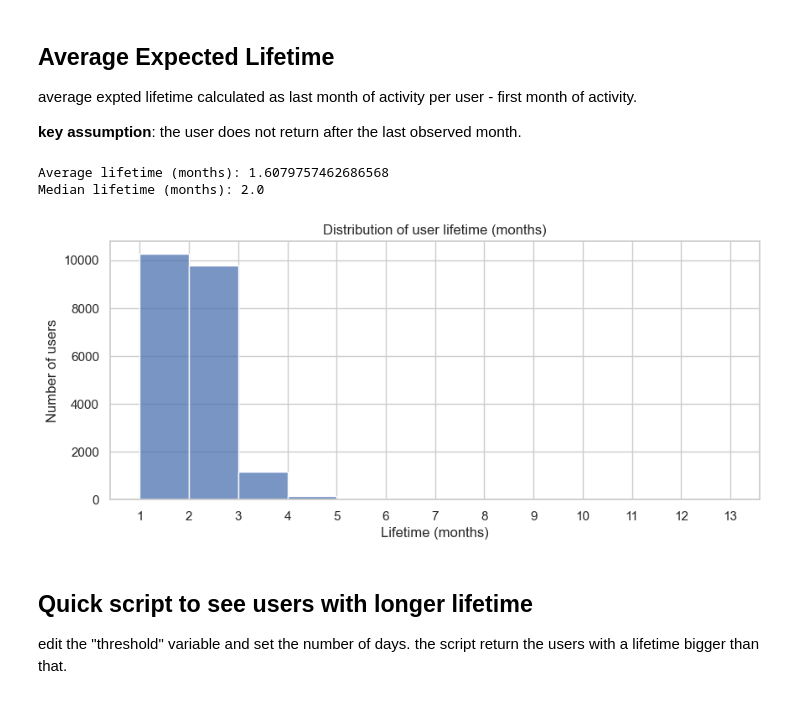
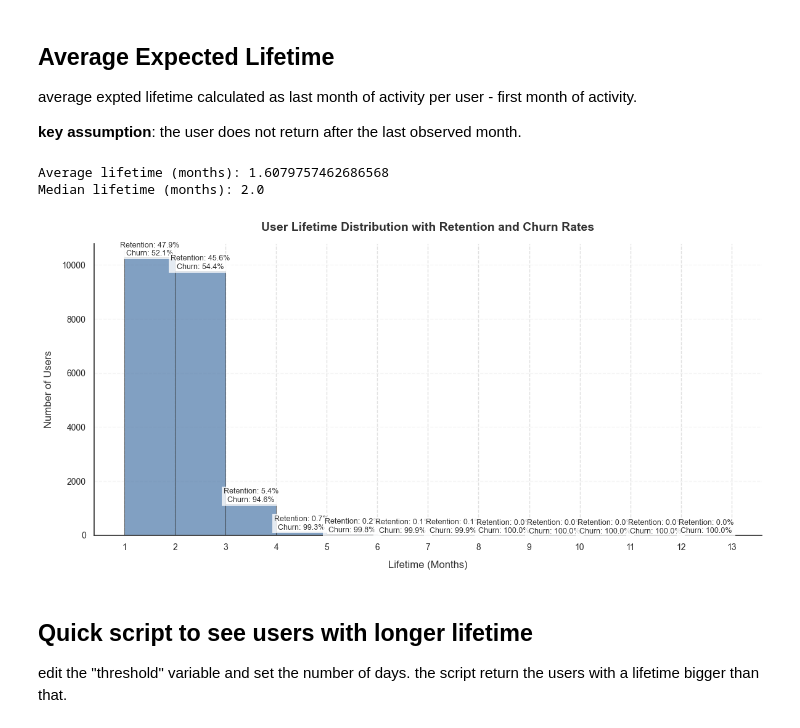
Before and after one commit to giacomomaggiore/netflix-marketing-project, a Jupyter notebook: netlix-users-analysis.ipynb, the cells around one changed output. Drawn from its saved outputs; the diff is of its cells as text; code cells hidden in the pictures.

```diff
--- a/netlix-users-analysis.ipynb
+++ b/netlix-users-analysis.ipynb
@@ -244,45 +224,82 @@ average expted lifetime calculated as last month of activity per user - first mo
 
 **key assumption**: the user does not return after the last observed month.
 # %%
-# Compute average observed lifetime (months) using Period subtraction to handle year changes
 import matplotlib.pyplot as plt
 import seaborn as sns
 sns.set(style='whitegrid')
 
 # use cleaned dataframe 'data' with 'date' column
 df = data.dropna(subset=['user','date']).copy()
 df['period'] = df['date'].dt.to_period('M')
 
 # primo e ultimo period osservato per user
 first_period = df.groupby('user')['date'].min()
 last_period = df.groupby('user')['date'].max()
 
-
 lifetime_months = (last_period.dt.year - first_period.dt.year) * 12 + (last_period.dt.month - first_period.dt.month) + 1
-
-# lifetime in months: difference tra period (gestisce cambio anno) +1 per includere il mese iniziale
-#lifetime_months = (last_period - first_period) + 1
-#lifetime_months = lifetime_months.clip(lower=0)
 
 average_lifetime = lifetime_months.mean()
 median_lifetime = lifetime_months.median()
 print('Average lifetime (months):', average_lifetime)
 print('Median lifetime (months):', median_lifetime)
 
-# Plot histogram
-max_life = int(lifetime_months.dropna().max()) if not lifetime_months.dropna().empty else 1
-bins = range(1, max_life + 2)
-plt.figure(figsize=(10,4))
-sns.histplot(lifetime_months.dropna(), bins=bins, kde=False)
-plt.title('Distribution of user lifetime (months)')
-plt.xlabel('Lifetime (months)')
-plt.ylabel('Number of users')
-plt.xticks(bins)
+# Calculate retention and churn rates
+total_users = len(lifetime_months)
+retention_counts = lifetime_months.value_counts().sort_index()
+retention_rates = retention_counts / total_users * 100
+churn_rates = 100 - retention_rates
+
+# Plot enhanced figure with retention and churn rates
+plt.figure(figsize=(12, 6), dpi=100)
+sns.set_style("whitegrid", {"grid.linestyle": "--", "grid.color": "#e0e0e0"})
+
+# Histogram with enhanced styling
+bars = sns.histplot(lifetime_months.dropna(), bins=range(1, int(lifetime_months.dropna().max()) + 2),
+                    kde=False, color='#4C78A8', edgecolor='white', alpha=0.7)
+
+# Add retention and churn rate annotations
+for i, bar in enumerate(bars.patches):
+    height = bar.get_height()
+    months = i + 1
+    if months in retention_rates:
+        retention = retention_rates[months]
+        churn = churn_rates[months]
+        plt.text(bar.get_x() + bar.get_width()/2, height + 0.5,
+                f'Retention: {retention:.1f}%\nChurn: {churn:.1f}%',
+                ha='center', va='bottom', fontsize=9, color='#333333',
+                bbox=dict(facecolor='white', alpha=0.8, edgecolor='none', pad=2))
+
+# Customize plot aesthetics
+plt.title('User Lifetime Distribution with Retention and Churn Rates',
+         fontsize=14, pad=15, weight='bold', color='#333333')
+plt.xlabel('Lifetime (Months)', fontsize=12, labelpad=10, color='#333333')
+plt.ylabel('Number of Users', fontsize=12, labelpad=10, color='#333333')
+plt.xticks(range(1, int(lifetime_months.dropna().max()) + 2), fontsize=10)
+plt.yticks(fontsize=10)
+
+# Add subtle shadow effect to bars
+for bar in bars.patches:
+    bar.set_zorder(2)
+    bar.set_edgecolor('#333333')
+    bar.set_linewidth(0.5)
+
+# Customize spines
+ax = plt.gca()
+ax.spines['top'].set_visible(False)
+ax.spines['right'].set_visible(False)
+ax.spines['left'].set_color('#333333')
+ax.spines['bottom'].set_color('#333333')
+
+# Add grid for better readability
+plt.grid(True, axis='y', linestyle='--', alpha=0.3)
+
+# Tight layout for better spacing
+plt.tight_layout()
 plt.show()
 # %% [output]
 Average lifetime (months): 1.6079757462686568
 Median lifetime (months): 2.0
-[figure, old version]
+[figure, new version]
 # %% [markdown]
 ## Quick script to see users with longer lifetime
 
```
Also changed, not shown: parts of 6 cells of this notebook, 1 other file.
